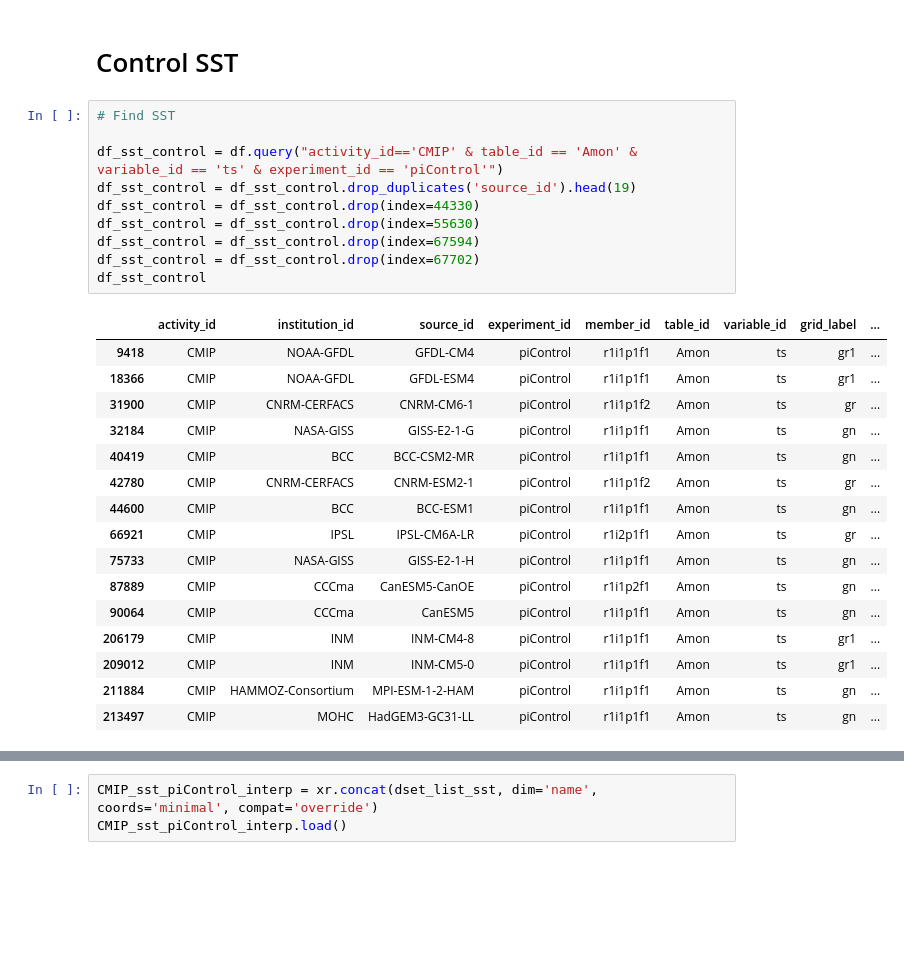
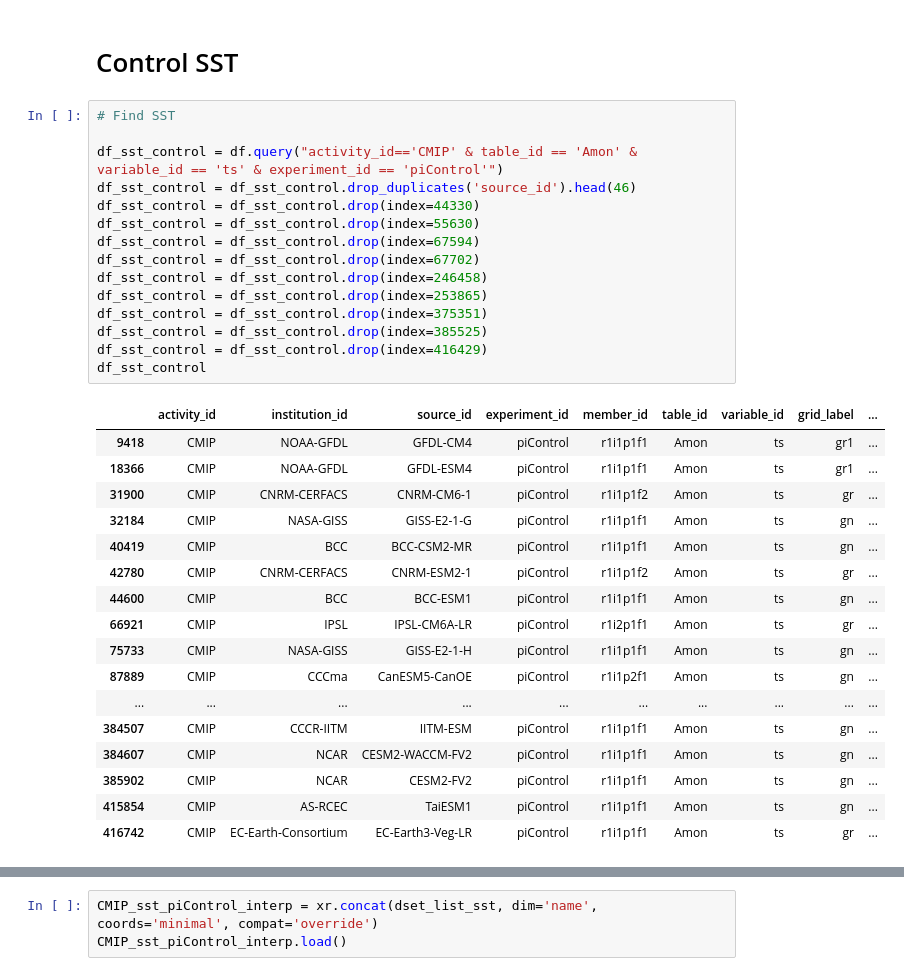
Before and after one commit to mailesasaki/cesmle_variability_analysis, a Jupyter notebook: energy_budget_variability/ocean_fluxes.ipynb, the cells around one changed output, grey strips where cells are left out. Cells and saved outputs as stored; diff of their text form; blank space fills up the shorter version.

```diff
--- a/energy_budget_variability/ocean_fluxes.ipynb
+++ b/energy_budget_variability/ocean_fluxes.ipynb
@@ -741,30 +741,36 @@ mlotst_hist_ds.to_netcdf('/data/keeling/a/mailes2/a/processed_var_data/mlotst_hi
 # %%
 # Find SST
 
 df_sst_control = df.query("activity_id=='CMIP' & table_id == 'Amon' & variable_id == 'ts' & experiment_id == 'piControl'")
-df_sst_control = df_sst_control.drop_duplicates('source_id').head(19)
+df_sst_control = df_sst_control.drop_duplicates('source_id').head(46)
 df_sst_control = df_sst_control.drop(index=44330)
 df_sst_control = df_sst_control.drop(index=55630)
 df_sst_control = df_sst_control.drop(index=67594)
 df_sst_control = df_sst_control.drop(index=67702)
+df_sst_control = df_sst_control.drop(index=246458)
+df_sst_control = df_sst_control.drop(index=253865)
+df_sst_control = df_sst_control.drop(index=375351)
+df_sst_control = df_sst_control.drop(index=385525)
+df_sst_control = df_sst_control.drop(index=416429)
 df_sst_control
 # %% [output]
 |  | activity_id | institution_id | source_id | experiment_id | member_id | table_id | variable_id | grid_label | ... |
 | 9418 | CMIP | NOAA-GFDL | GFDL-CM4 | piControl | r1i1p1f1 | Amon | ts | gr1 | ... |
 | 18366 | CMIP | NOAA-GFDL | GFDL-ESM4 | piControl | r1i1p1f1 | Amon | ts | gr1 | ... |
 | 31900 | CMIP | CNRM-CERFACS | CNRM-CM6-1 | piControl | r1i1p1f2 | Amon | ts | gr | ... |
 | 32184 | CMIP | NASA-GISS | GISS-E2-1-G | piControl | r1i1p1f1 | Amon | ts | gn | ... |
 | 40419 | CMIP | BCC | BCC-CSM2-MR | piControl | r1i1p1f1 | Amon | ts | gn | ... |
 | 42780 | CMIP | CNRM-CERFACS | CNRM-ESM2-1 | piControl | r1i1p1f2 | Amon | ts | gr | ... |
 | 44600 | CMIP | BCC | BCC-ESM1 | piControl | r1i1p1f1 | Amon | ts | gn | ... |
 | 66921 | CMIP | IPSL | IPSL-CM6A-LR | piControl | r1i2p1f1 | Amon | ts | gr | ... |
 | 75733 | CMIP | NASA-GISS | GISS-E2-1-H | piControl | r1i1p1f1 | Amon | ts | gn | ... |
 | 87889 | CMIP | CCCma | CanESM5-CanOE | piControl | r1i1p2f1 | Amon | ts | gn | ... |
-| 90064 | CMIP | CCCma | CanESM5 | piControl | r1i1p1f1 | Amon | ts | gn | ... |
-| 206179 | CMIP | INM | INM-CM4-8 | piControl | r1i1p1f1 | Amon | ts | gr1 | ... |
-| 209012 | CMIP | INM | INM-CM5-0 | piControl | r1i1p1f1 | Amon | ts | gr1 | ... |
-| 211884 | CMIP | HAMMOZ-Consortium | MPI-ESM-1-2-HAM | piControl | r1i1p1f1 | Amon | ts | gn | ... |
-| 213497 | CMIP | MOHC | HadGEM3-GC31-LL | piControl | r1i1p1f1 | Amon | ts | gn | ... |
+| ... | ... | ... | ... | ... | ... | ... | ... | ... | ... |
+| 384507 | CMIP | CCCR-IITM | IITM-ESM | piControl | r1i1p1f1 | Amon | ts | gn | ... |
+| 384607 | CMIP | NCAR | CESM2-WACCM-FV2 | piControl | r1i1p1f1 | Amon | ts | gn | ... |
+| 385902 | CMIP | NCAR | CESM2-FV2 | piControl | r1i1p1f1 | Amon | ts | gn | ... |
+| 415854 | CMIP | AS-RCEC | TaiESM1 | piControl | r1i1p1f1 | Amon | ts | gn | ... |
+| 416742 | CMIP | EC-Earth-Consortium | EC-Earth3-Veg-LR | piControl | r1i1p1f1 | Amon | ts | gr | ... |
 # %%
 #this only needs to be created once
 # From Ryan Abernathy's tutorial - Way 2
```
Also changed, not shown: parts of 15 cells of this notebook, 2 other files.
